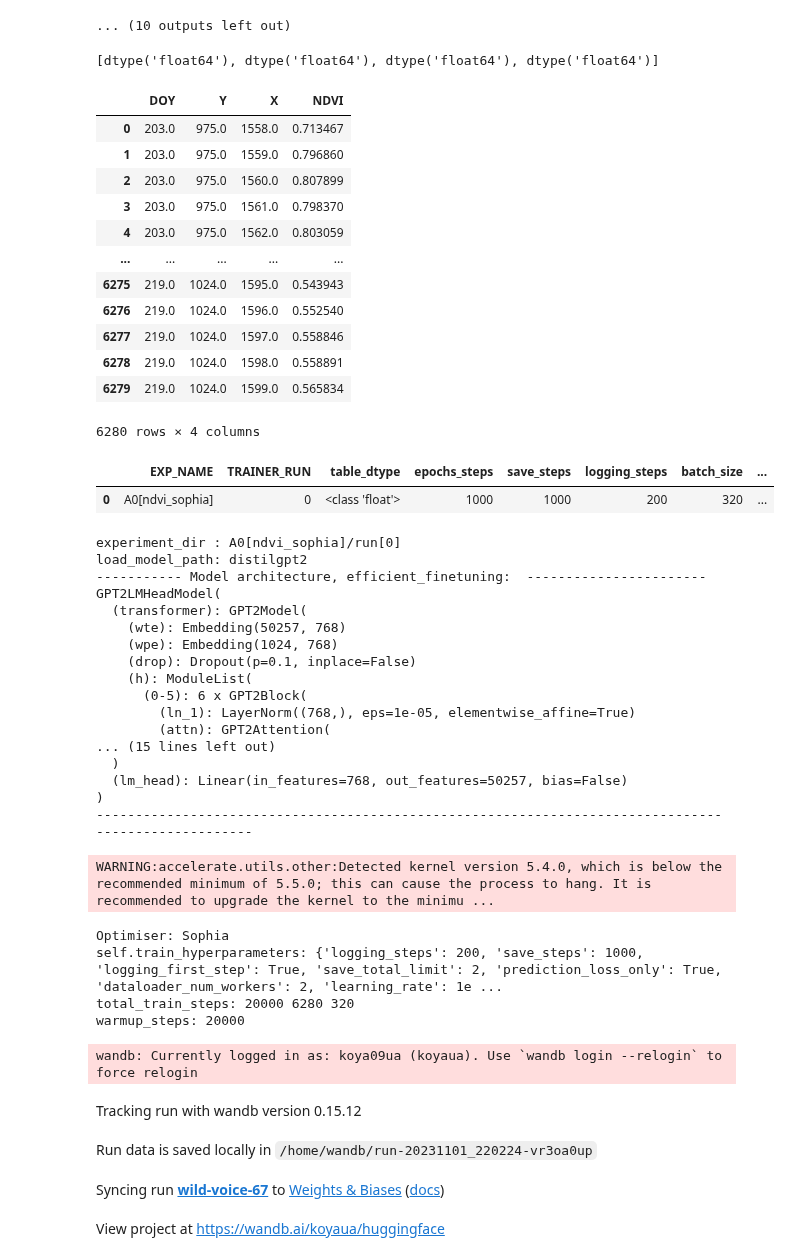
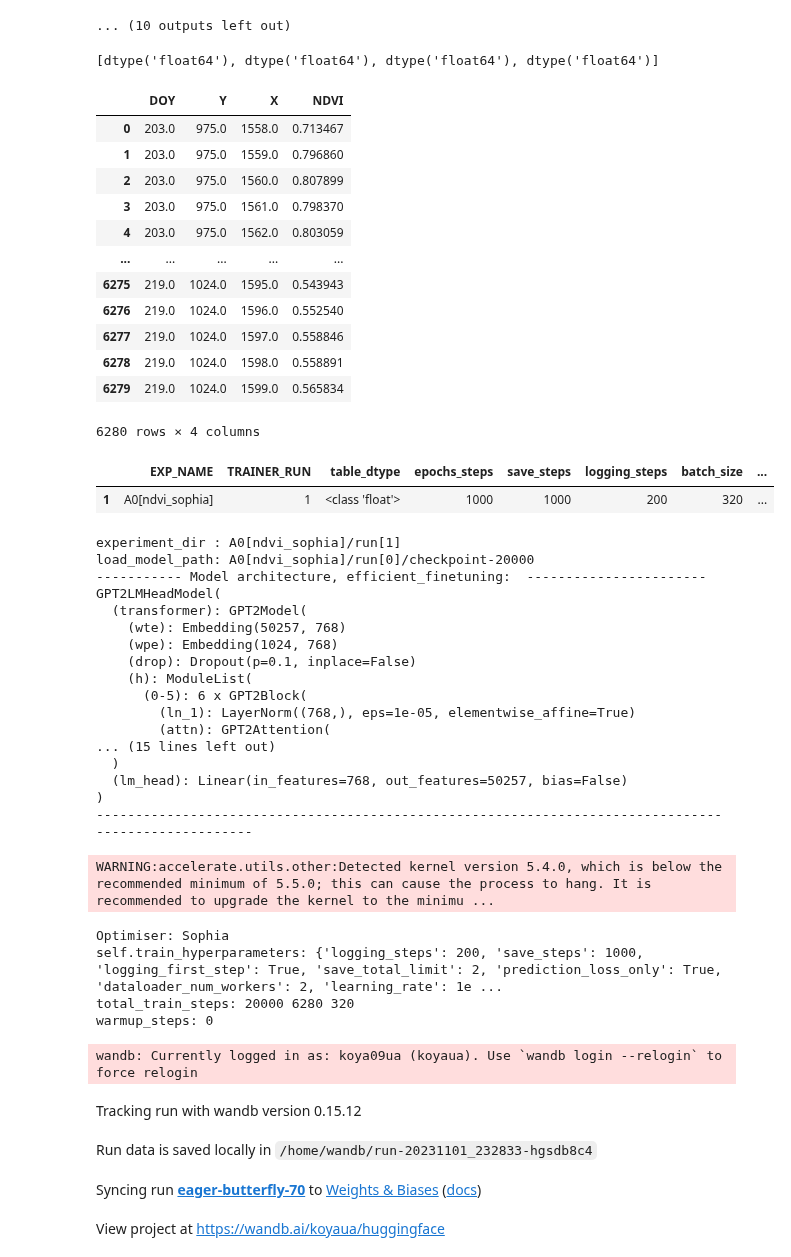
Before and after one commit to koyacolab/aispace, a Jupyter notebook: ai.ipynb, the cells around one changed output. Drawn from its saved outputs; the diff is of its cells as text; code cells hidden in the pictures.

Commit message:
ndvi trainable

```diff
--- a/ai.ipynb
+++ b/ai.ipynb
@@ -300,12 +300,13 @@ batch_size = 320 #NDVI
 #######################################
 step_checkpoint_list = [7000, 105000, 82000, 32000, 22000, 112000, 112000, 112000]
 step_checkpoint_list = [112000, 32000, 21000]
+step_checkpoint_list = [20000, ]
 
 lr_fit=1e-7
 learning_rate = lr_fit
 
 experiment_dir = ""
-TRAINER_RUN = 0
+TRAINER_RUN = 1
 RESUME_FROM_CHECKPOINT = False
 
 
@@ -378,7 +379,7 @@ model = GReaT(llm=load_model_path,
               efficient_finetuning = efficient_finetuning,
               learning_rate=learning_rate,
               # lr_scheduler_type=lr_scheduler_type,
-              warmup_steps = 20000,
+              warmup_steps = 0,
               # warmup_ratio=0.05,
               seed=current_time,
               data_seed=current_time+int(time.time()),
@@ -391,36 +392,36 @@ model = GReaT(llm=load_model_path,
 print(f'----------- Model architecture, efficient_finetuning: {efficient_finetuning} -----------------------')
 print(model.model)
 print(f'----------------------------------------------------------------------------------------------------')
 # fn
 
 if RESUME_FROM_CHECKPOINT == True:
     model.fit(data=data, optimizer=optimizer_fit, lr_fit=lr_fit, resume_from_checkpoint=True)
 else:
     model.fit(data=data, optimizer=optimizer_fit, lr_fit=lr_fit)
 # model.fit(data=train_data, test_data=test_data)
 
 model.save(f'{experiment_dir}/model')
 
 TRAINER_DICT.to_csv(f'{experiment_dir}.csv')
 # %% [output]
 [dtype('float64'), dtype('float64'), dtype('float64'), dtype('float64')]
 |  | DOY | Y | X | NDVI |
 | 0 | 203.0 | 975.0 | 1558.0 | 0.713467 |
 | 1 | 203.0 | 975.0 | 1559.0 | 0.796860 |
 | 2 | 203.0 | 975.0 | 1560.0 | 0.807899 |
 | 3 | 203.0 | 975.0 | 1561.0 | 0.798370 |
 | 4 | 203.0 | 975.0 | 1562.0 | 0.803059 |
 | ... | ... | ... | ... | ... |
 | 6275 | 219.0 | 1024.0 | 1595.0 | 0.543943 |
 | 6276 | 219.0 | 1024.0 | 1596.0 | 0.552540 |
 | 6277 | 219.0 | 1024.0 | 1597.0 | 0.558846 |
 | 6278 | 219.0 | 1024.0 | 1598.0 | 0.558891 |
 | 6279 | 219.0 | 1024.0 | 1599.0 | 0.565834 |
 6280 rows × 4 columns
 |  | EXP_NAME | TRAINER_RUN | table_dtype | epochs_steps | save_steps | logging_steps | batch_size | ... |
-| 0 | A0[ndvi_sophia] | 0 | <class 'float'> | 1000 | 1000 | 200 | 320 | ... |
+| 1 | A0[ndvi_sophia] | 1 | <class 'float'> | 1000 | 1000 | 200 | 320 | ... |
-experiment_dir : A0[ndvi_sophia]/run[0]
-load_model_path: distilgpt2
+experiment_dir : A0[ndvi_sophia]/run[1]
+load_model_path: A0[ndvi_sophia]/run[0]/checkpoint-20000
 ----------- Model architecture, efficient_finetuning:  -----------------------
 GPT2LMHeadModel(
   (transformer): GPT2Model(
@@ -440,11 +441,11 @@ WARNING:accelerate.utils.other:Detected kernel version 5.4.0, which is below the
 Optimiser: Sophia
 self.train_hyperparameters: {'logging_steps': 200, 'save_steps': 1000, 'logging_first_step': True, 'save_total_limit': 2, 'prediction_loss_only': True, 'dataloader_num_workers': 2, 'learning_rate': 1e ...
 total_train_steps: 20000 6280 320
-warmup_steps: 20000
+warmup_steps: 0
 wandb: Currently logged in as: koya09ua (koyaua). Use `wandb login --relogin` to force relogin
 Tracking run with wandb version 0.15.12
-Run data is saved locally in /home/wandb/run-20231101_220224-vr3oa0up
+Run data is saved locally in /home/wandb/run-20231101_232833-hgsdb8c4
-Syncing run wild-voice-67 to Weights & Biases (docs)
+Syncing run eager-butterfly-70 to Weights & Biases (docs)
 View project at https://wandb.ai/koyaua/huggingface
 ... (4 outputs left out)
 # %%
```
Also changed, not shown: 1 other file.
